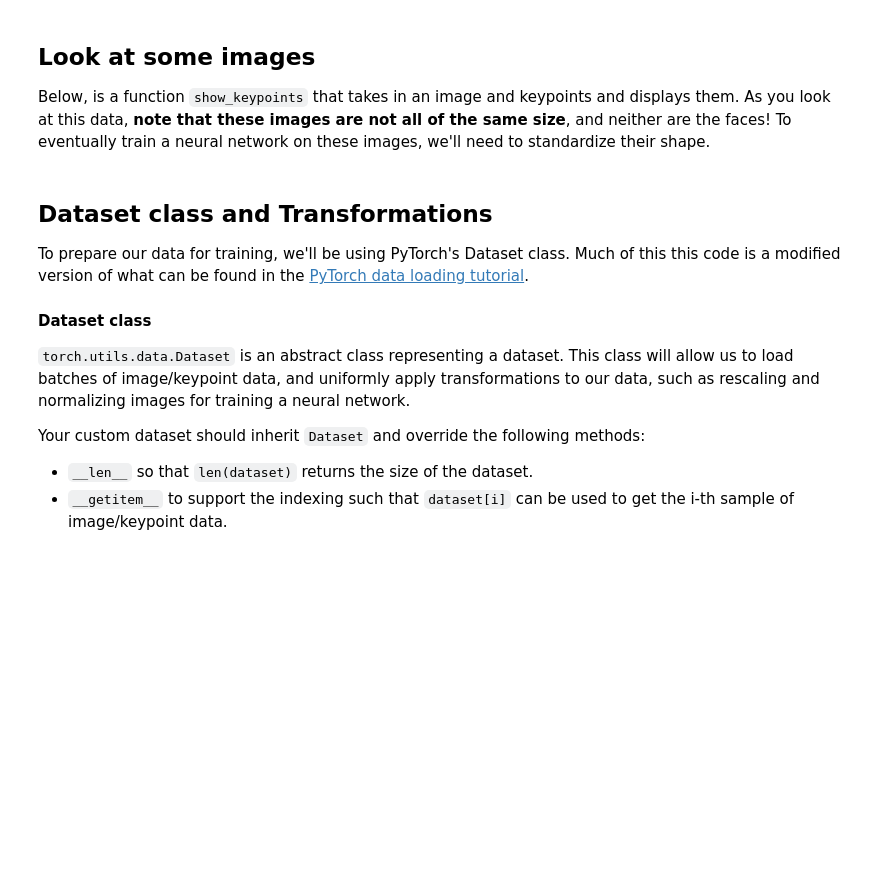
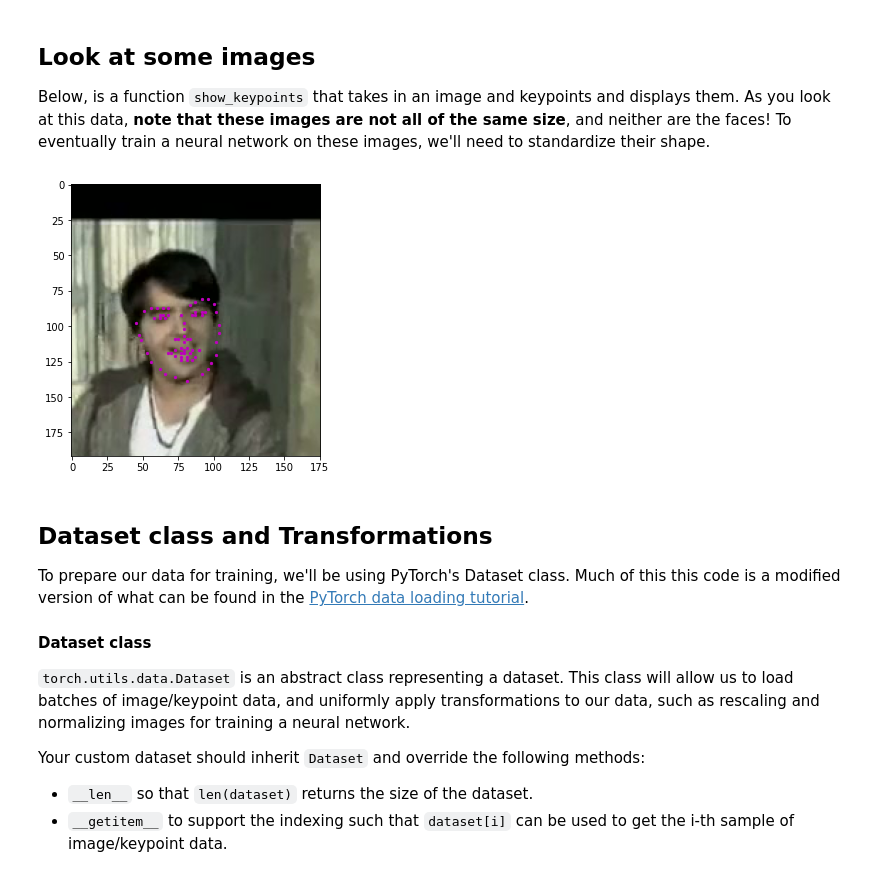
Before and after one commit to ken-power/CVND-FacialKeypointDetection, a Jupyter notebook: 1. Load and Visualize Data.ipynb, the cells around one changed output. Drawn from its saved outputs; the diff is of its cells as text; code cells hidden in the pictures; blank space fills up the shorter version.

Commit message:
Load and visualize the project data; update Pandas API calls (replace .as_matrix() with values)

```diff
--- a/1. Load and Visualize Data.ipynb
+++ b/1. Load and Visualize Data.ipynb
@@ -42,7 +42,7 @@ key_pts_frame = pd.read_csv('data/training_frames_keypoints.csv')
 
 n = 0
 image_name = key_pts_frame.iloc[n, 0]
-key_pts = key_pts_frame.iloc[n, 1:].as_matrix()
+key_pts = key_pts_frame.iloc[n, 1:].values
 key_pts = key_pts.astype('float').reshape(-1, 2)
 
 print('Image name: ', image_name)
@@ -63,15 +72,17 @@ def show_keypoints(image, key_pts):
 # %%
 # Display a few different types of images by changing the index n
 
 # select an image by index in our data frame
 n = 0
 image_name = key_pts_frame.iloc[n, 0]
-key_pts = key_pts_frame.iloc[n, 1:].as_matrix()
+key_pts = key_pts_frame.iloc[n, 1:].values
 key_pts = key_pts.astype('float').reshape(-1, 2)
 
 plt.figure(figsize=(5, 5))
 show_keypoints(mpimg.imread(os.path.join('data/training/', image_name)), key_pts)
 plt.show()
+# %% [output]
+[figure, added]
 # %% [markdown]
 ## Dataset class and Transformations
 
```
Also changed, not shown: parts of 7 cells of this notebook.
